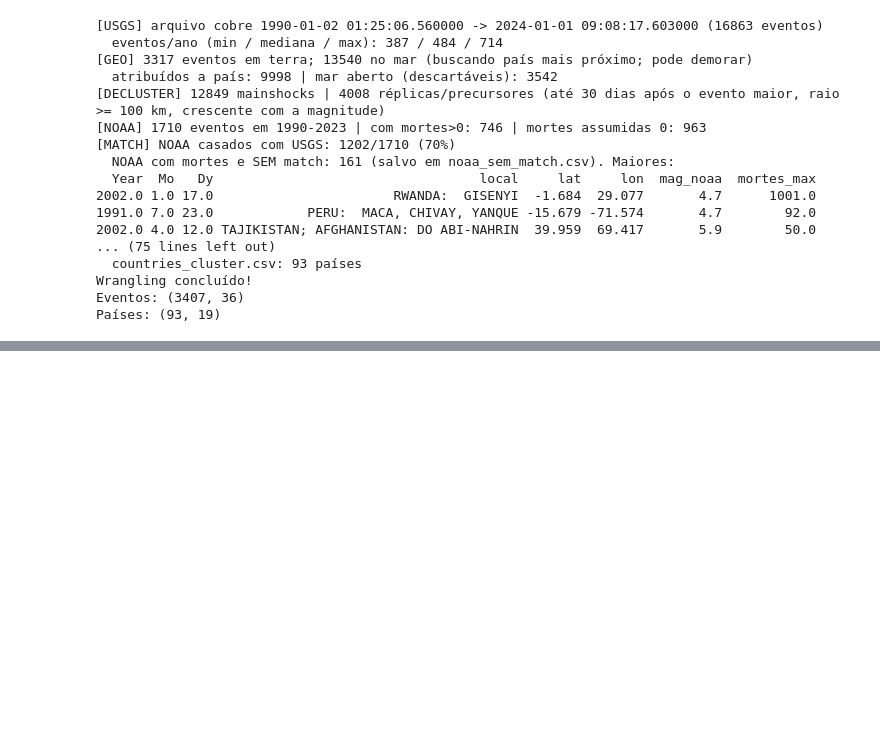
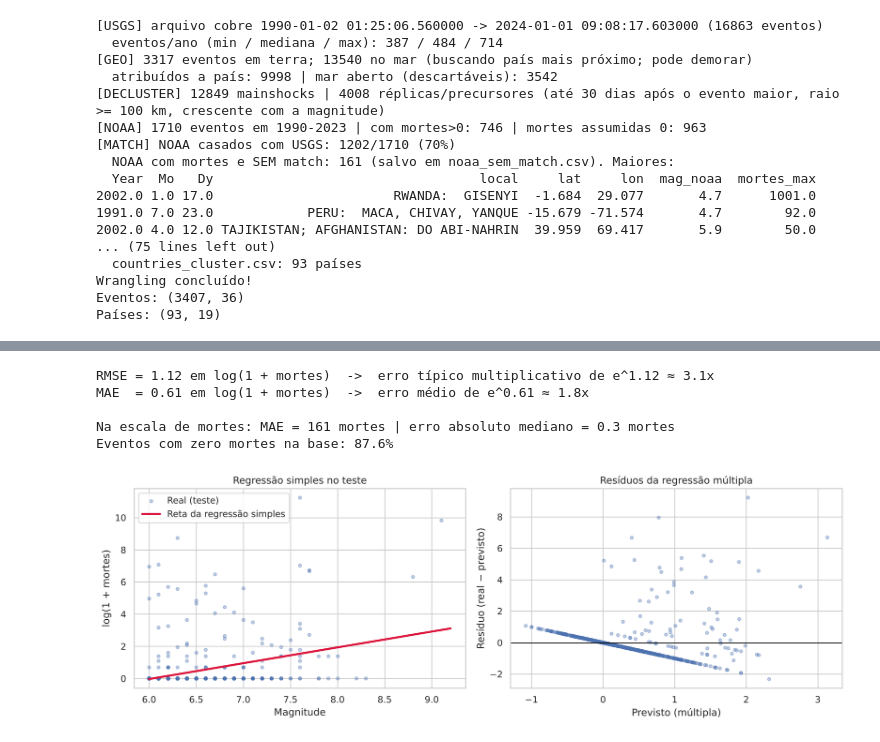
Before and after one commit to EnzoSottoRib/projeto_sismos, a Jupyter notebook: Analise_Sismos.ipynb, the cells around one changed output, grey strips where cells are left out. Cells and saved outputs as stored; diff of their text form; code cells hidden in the pictures; blank space fills up the shorter version.

```diff
--- a/Analise_Sismos.ipynb
+++ b/Analise_Sismos.ipynb
@@ -139,0 +439,31 @@ plt.show()
+# %%
+rmse = tabela_reg.loc["Múltipla (todas as features)", "RMSE"]
+mae = tabela_reg.loc["Múltipla (todas as features)", "MAE"]
+print(f"RMSE = {rmse:.2f} em log(1 + mortes)  ->  erro típico multiplicativo de e^{rmse:.2f} ≈ {np.exp(rmse):.1f}x")
+print(f"MAE  = {mae:.2f} em log(1 + mortes)  ->  erro médio de e^{mae:.2f} ≈ {np.exp(mae):.1f}x")
+
+# Erro na unidade original (mortes), voltando do log
+mortes_reais = np.expm1(yr_test)
+mortes_prev = np.expm1(pred_multipla).clip(min=0)
+print(f"\nNa escala de mortes: MAE = {mean_absolute_error(mortes_reais, mortes_prev):,.0f} mortes | "
+      f"erro absoluto mediano = {np.median(np.abs(mortes_reais - mortes_prev)):.1f} mortes")
+print(f"Eventos com zero mortes na base: {(eventos['log_mortes'] == 0).mean():.1%}")
+
+fig, ax = plt.subplots(1, 2, figsize=(13, 4.5))
+ax[0].scatter(Xr_test["mag"], yr_test, alpha=0.35, s=15, label="Real (teste)")
+grade = np.linspace(6, 9.2, 50)
+ax[0].plot(grade, reg_simples.predict(pd.DataFrame({"mag": grade})), color="crimson", lw=2.5, label="Reta da regressão simples")
+ax[0].set_xlabel("Magnitude"); ax[0].set_ylabel("log(1 + mortes)"); ax[0].legend()
+ax[0].set_title("Regressão simples no teste")
+ax[1].scatter(pred_multipla, yr_test - pred_multipla, alpha=0.35, s=15)
+ax[1].axhline(0, color="black", lw=1)
+ax[1].set_xlabel("Previsto (múltipla)"); ax[1].set_ylabel("Resíduo (real − previsto)")
+ax[1].set_title("Resíduos da regressão múltipla")
+plt.tight_layout(); plt.show()
+# %% [output]
+RMSE = 1.12 em log(1 + mortes)  ->  erro típico multiplicativo de e^1.12 ≈ 3.1x
+MAE  = 0.61 em log(1 + mortes)  ->  erro médio de e^0.61 ≈ 1.8x
+
+Na escala de mortes: MAE = 161 mortes | erro absoluto mediano = 0.3 mortes
+Eventos com zero mortes na base: 87.6%
+[figure, added]
```
Also changed, not shown: parts of 62 cells of this notebook.
